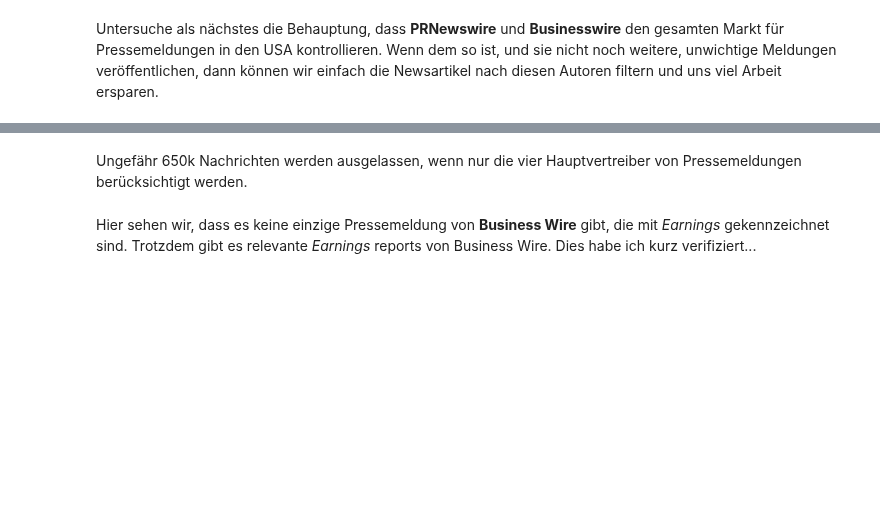
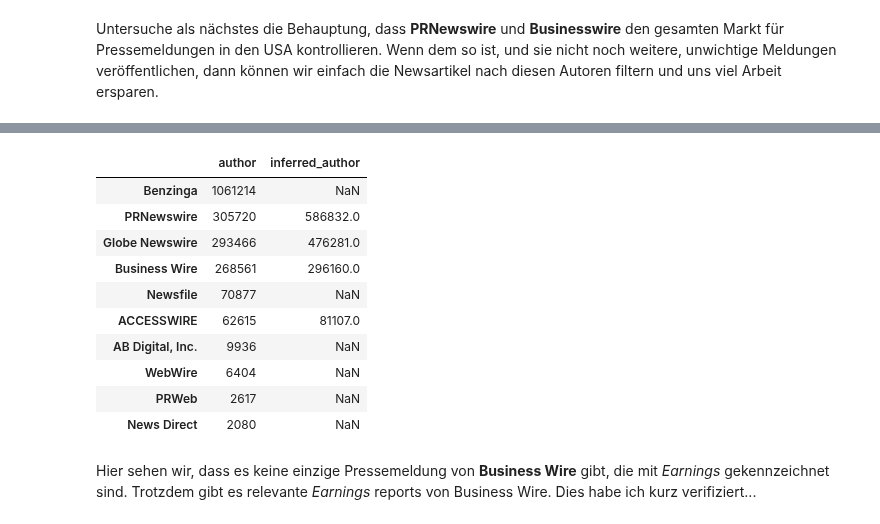
Before and after one commit to adrianbeer/LLM-News-Trading, a Jupyter notebook: src/preprocessing/news_preprocessing.ipynb, the cells around one changed output, grey strips where cells are left out. Saved outputs shown, nothing was run; the diff lists cells and outputs as text; code cells hidden in the pictures; blank space fills up the shorter version.

```diff
--- a/src/preprocessing/news_preprocessing.ipynb
+++ b/src/preprocessing/news_preprocessing.ipynb
@@ -40,5 +41,7 @@ pd.set_option(
 fnspid_news = pd.read_parquet(config.data.fnspid.raw_html_parsed)
 # %%
 bzg_news = pd.read_parquet(config.data.benzinga.raw_html_parsed)
+# %%
+bzg_news['intra_day_time'] = True
 # %%
 ddf = pd.concat([fnspid_news, bzg_news], axis=0)
@@ -45 +52,3 @@ ddf = pd.concat([fnspid_news, bzg_news], axis=0)
+# %%
+ddf = ddf.reset_index(drop=True)
 # %% [markdown]
@@ -65,2 +74,0 @@ auhtor_value_counts.sum().diff()
-# %% [markdown]
-Ungefähr 650k Nachrichten werden ausgelassen, wenn nur die vier Hauptvertreiber von Pressemeldungen berücksichtigt werden.
@@ -75,2 +75,17 @@ ddf.inferred_author.value_counts().sum()
+# %%
+auhtor_value_counts.columns = ["author", "inferred_author"]
+auhtor_value_counts
+# %% [output]
+|  | author | inferred_author |
+| Benzinga | 1061214 | NaN |
+| PRNewswire | 305720 | 586832.0 |
+| Globe Newswire | 293466 | 476281.0 |
+| Business Wire | 268561 | 296160.0 |
+| Newsfile | 70877 | NaN |
+| ACCESSWIRE | 62615 | 81107.0 |
+| AB Digital, Inc. | 9936 | NaN |
+| WebWire | 6404 | NaN |
+| PRWeb | 2617 | NaN |
+| News Direct | 2080 | NaN |
 # %%
 ddf = ddf.drop(columns=["author"]).rename(columns={"inferred_author":"author"})
```
Also changed, not shown: parts of 27 cells of this notebook, 2 other files.
